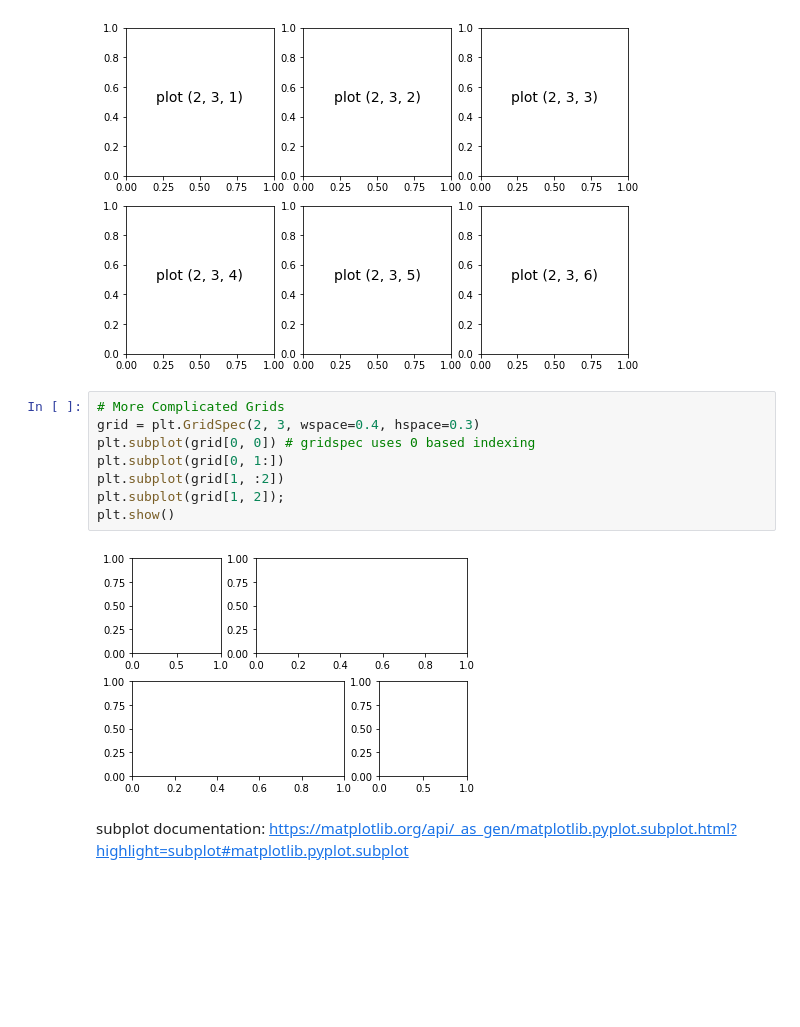
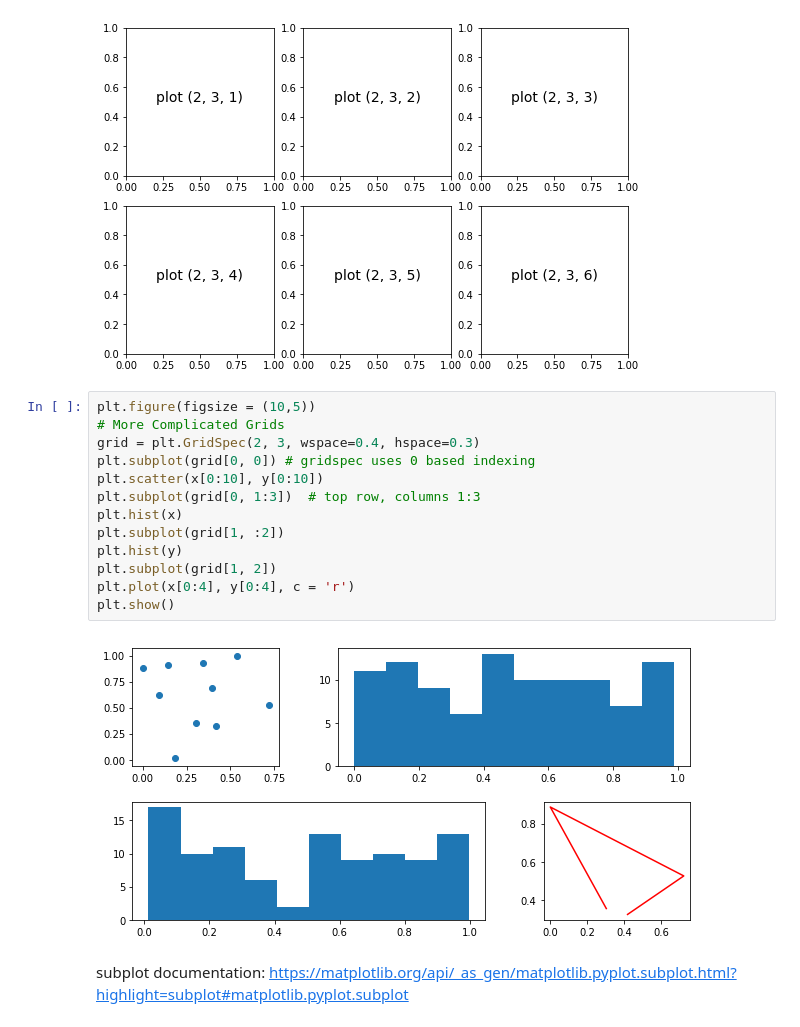
Before and after one commit to smileschen/2018-fa-stats131, a Jupyter notebook: 06-02 Matplotlib and Seaborn.ipynb, the cells around one changed output. Drawn from its saved outputs; the diff is of its cells as text; blank space fills up the shorter version.

```diff
--- a/06-02 Matplotlib and Seaborn.ipynb
+++ b/06-02 Matplotlib and Seaborn.ipynb
@@ -141,15 +141,20 @@ for i in range(1, 7):
 # %% [output]
 [figure]
 # %%
+plt.figure(figsize = (10,5))
 # More Complicated Grids
 grid = plt.GridSpec(2, 3, wspace=0.4, hspace=0.3)
 plt.subplot(grid[0, 0]) # gridspec uses 0 based indexing
-plt.subplot(grid[0, 1:])
+plt.scatter(x[0:10], y[0:10])
+plt.subplot(grid[0, 1:3])  # top row, columns 1:3
+plt.hist(x)
 plt.subplot(grid[1, :2])
-plt.subplot(grid[1, 2]);
+plt.hist(y)
+plt.subplot(grid[1, 2])
+plt.plot(x[0:4], y[0:4], c = 'r')
 plt.show()
 # %% [output]
-[figure, old version]
+[figure, new version]
 # %% [markdown]
 subplot documentation: https://matplotlib.org/api/_as_gen/matplotlib.pyplot.subplot.html?highlight=subplot#matplotlib.pyplot.subplot
 # %%
```
Also changed, not shown: parts of 13 cells of this notebook.
